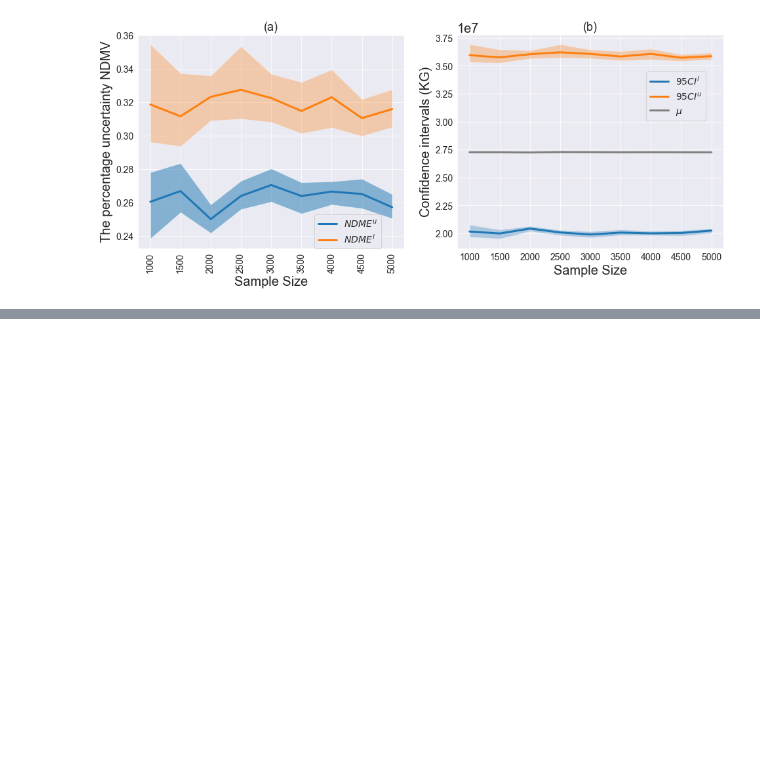
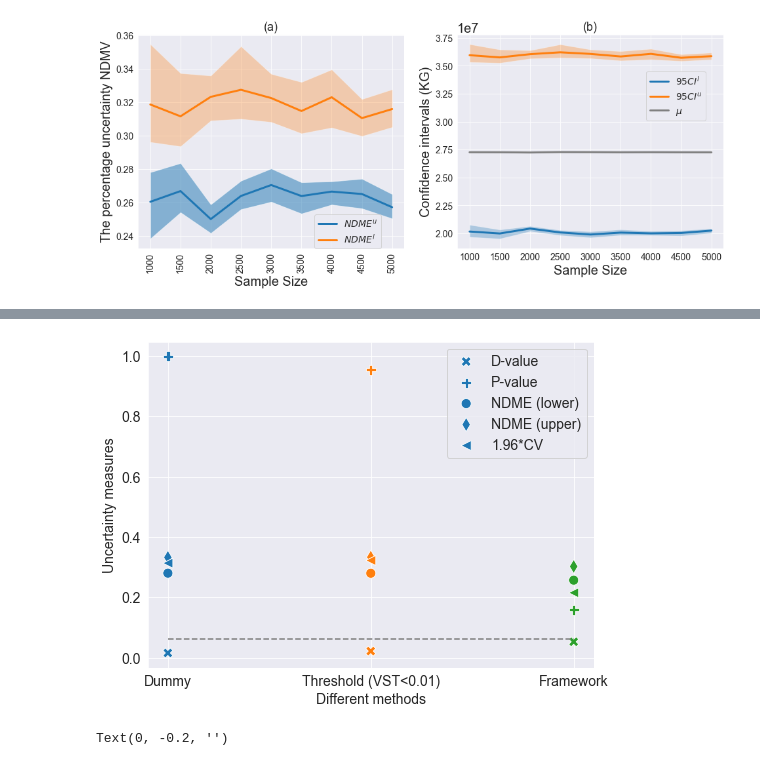
Before and after one commit to QianWanghhu/factor_fixing, a Jupyter notebook: qian_dev/visualization.ipynb, the cells around one changed output, grey strips where cells are left out. Cells and saved outputs as stored; diff of their text form; code cells hidden in the pictures; blank space fills up the shorter version.

```diff
--- a/qian_dev/visualization.ipynb
+++ b/qian_dev/visualization.ipynb
@@ -390,0 +393,22 @@ dtype: float64
+# %%
+fig, ax = plt.subplots(figsize=[8,6])
+sns.set_style('darkgrid')
+markers = ['X','P', 'o', 'd', '<']
+metrics = ['ks', 'pvalue', 'lower_mean', 'upper_mean', 'cf_cv']
+ldg = ['D-value', 'P-value', 'NDME (lower)', 'NDME (upper)', '1.96*CV']
+for i in range(len(metrics)):
+    col = metrics[i]
+    sns.scatterplot(ax=ax, x="index", y=col, hue="index", data=df, s = 100, marker=markers[i], legend=False);
+ax.hlines(0.061, xmin=ax.get_xticks()[0], xmax=ax.get_xticks()[-1], linestyle = '--', color='grey')
+plt.legend(markers, loc='upper right', labels=ldg, fontsize=14)
+ax.set_xticklabels(['Dummy', 'Threshold (VST<0.01)', 'Framework'], size=14)
+ax.set_yticklabels(np.round(ax.get_yticks(), 2), size=14)
+ax.set_xlabel('Different methods', size=14)
+ax.set_ylabel('Uncertainty measures', size=14);
+plt.savefig('../output/paper0915/figure/Figure_comp_practices.png', format='png', dpi=300)
+# %% [output]
+[figure, added]
+# %%
+list(ax.get_yticklabels())[0]
+# %% [output]
+Text(0, -0.2, '')
```
Also changed, not shown: parts of 10 cells of this notebook.
